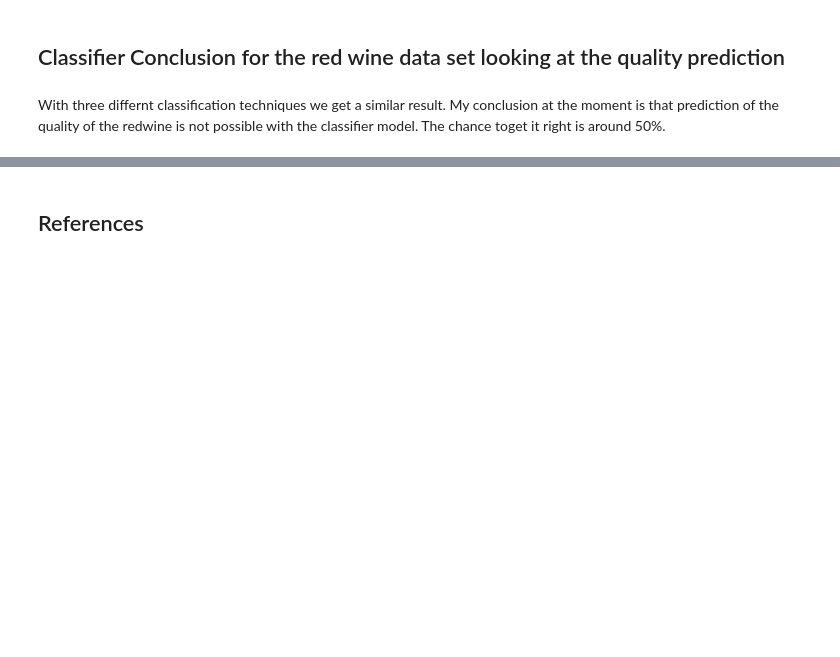
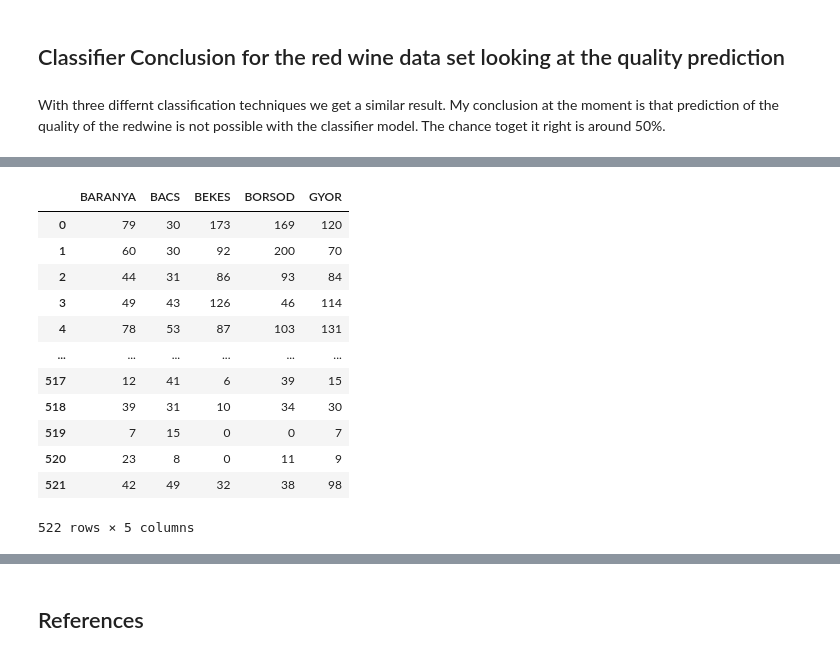
Before and after one commit to Silvio622/Machine-Learning-Scikit-Learn, a Jupyter notebook: scikit-learn.ipynb, the cells around one changed output, grey strips where cells are left out. Cells and saved outputs as stored; diff of their text form; code cells hidden in the pictures; blank space fills up the shorter version.

```diff
--- a/scikit-learn.ipynb
+++ b/scikit-learn.ipynb
@@ -682,0 +730,18 @@ With three differnt classification techniques we get a similar result. My conclu
+# %%
+# Let's pretend we want to do linear regression on these variables to predict the chicken pox case for Budapest.
+x = dfchickenpox[['BARANYA', 'BACS','BEKES', 'BORSOD','GYOR']]
+x
+# %% [output]
+|  | BARANYA | BACS | BEKES | BORSOD | GYOR |
+| 0 | 79 | 30 | 173 | 169 | 120 |
+| 1 | 60 | 30 | 92 | 200 | 70 |
+| 2 | 44 | 31 | 86 | 93 | 84 |
+| 3 | 49 | 43 | 126 | 46 | 114 |
+| 4 | 78 | 53 | 87 | 103 | 131 |
+| ... | ... | ... | ... | ... | ... |
+| 517 | 12 | 41 | 6 | 39 | 15 |
+| 518 | 39 | 31 | 10 | 34 | 30 |
+| 519 | 7 | 15 | 0 | 0 | 7 |
+| 520 | 23 | 8 | 0 | 11 | 9 |
+| 521 | 42 | 49 | 32 | 38 | 98 |
+522 rows × 5 columns
```
Also changed, not shown: parts of 12 cells of this notebook, 1 other file.
